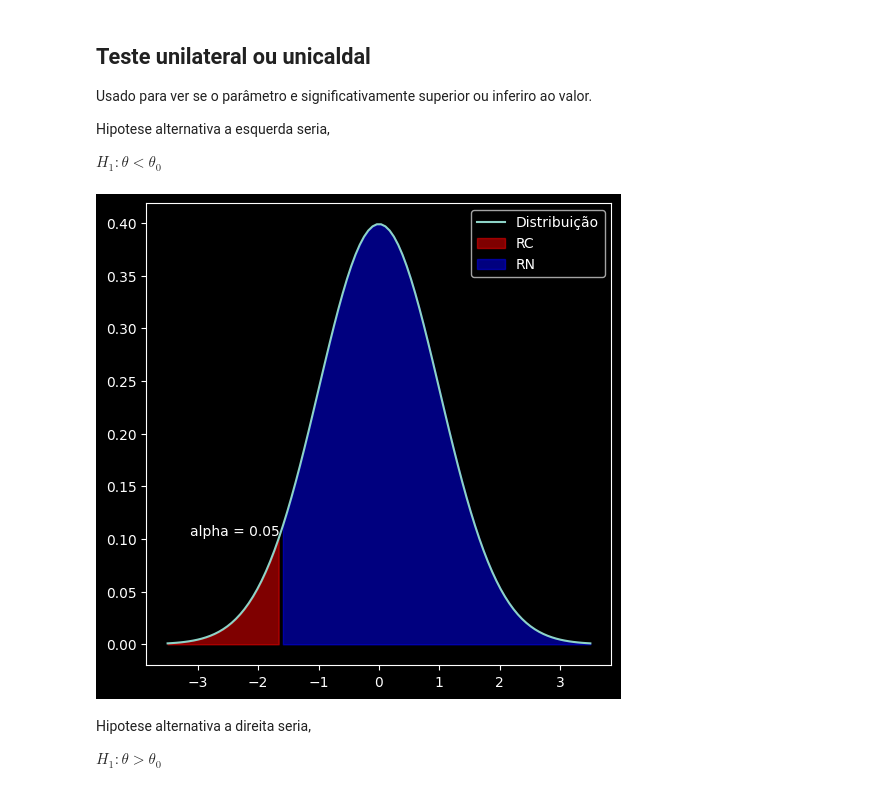
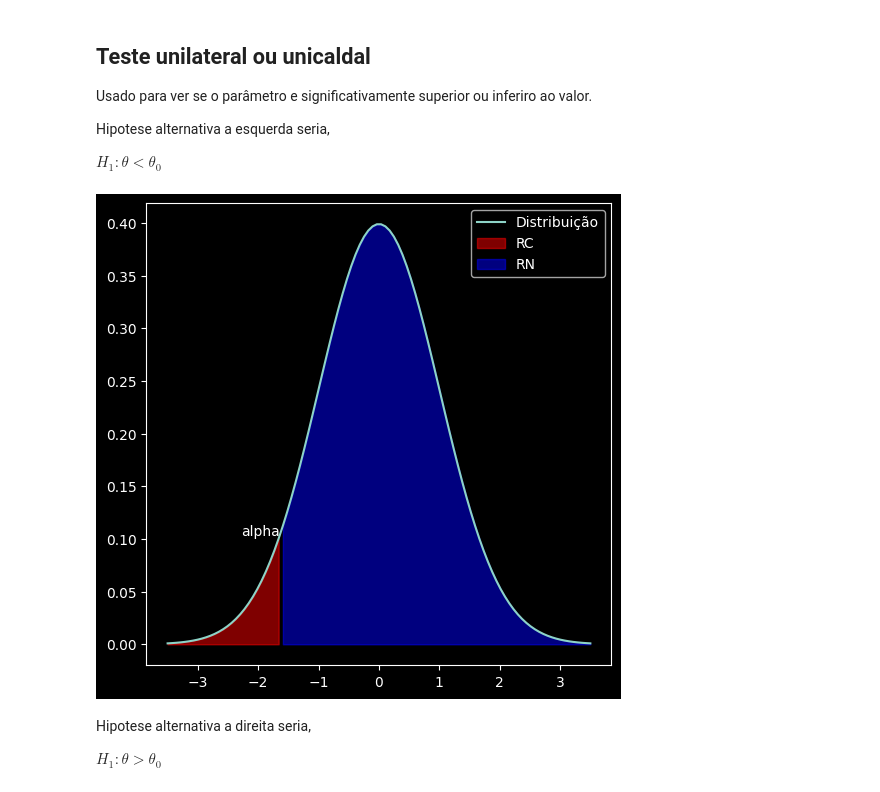
Before and after one commit to jvataidee/ManualdeAnalisedeDadosPython, a Jupyter notebook: cap7_teste_hipotese.ipynb, the cells around one changed output. Drawn from its saved outputs; the diff is of its cells as text; code cells hidden in the pictures.

```diff
--- a/cap7_teste_hipotese.ipynb
+++ b/cap7_teste_hipotese.ipynb
@@ -90,24 +90,24 @@ $
 # %%
 # Cria a distribuição normal
 plt.plot(x, norm.pdf(x, mu, sigma))
 
 # Adiciona a região de rejeição
 low = norm.ppf(alpha)
 plt.fill_between(x, norm.pdf(x, mu, sigma), where=(x<low), color='red', alpha=0.5)
 
 # Adiciona a região de não rejeição
 plt.fill_between(x, norm.pdf(x, mu, sigma), where=(x>=low), color='blue', alpha=0.5)
 
 # Adiciona a anotação
-plt.text(low, norm.pdf(low, mu, sigma), f'alpha = {alpha}', ha='right')
+plt.text(low, norm.pdf(low, mu, sigma), f'alpha', ha='right')
 
 # Adiciona as legendas
 plt.legend(["Distribuição",'RC', 'RN'])
 
 # Mostra o gráfico
 plt.show()
 # %% [output]
-[figure, old version]
+[figure, new version]
 # %% [markdown]
 Hipotese alternativa a direita seria,
 
```
Also changed, not shown: parts of 2 cells of this notebook.
